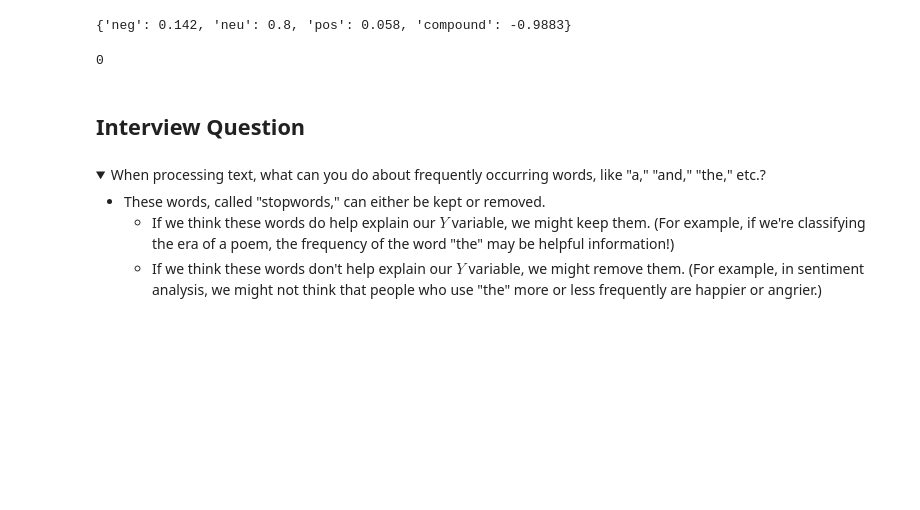
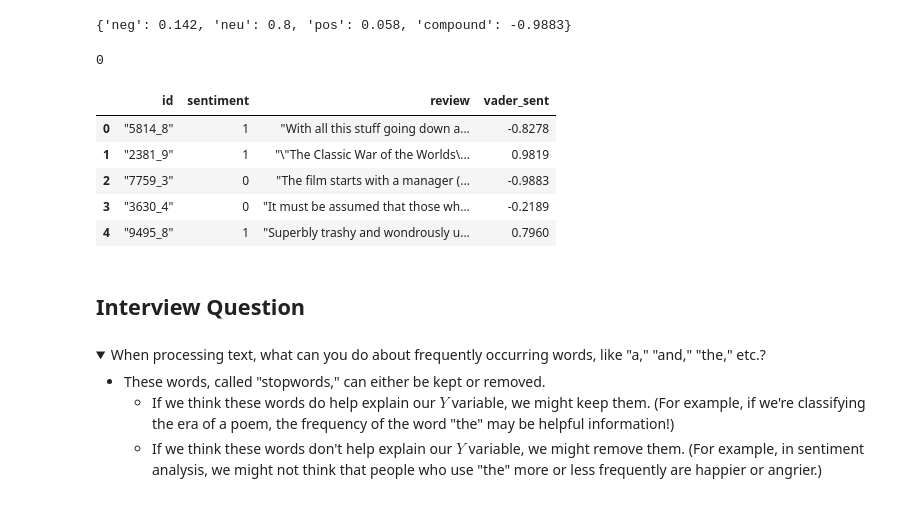
Before and after one commit to ga-curriculum/lesson-nlp-i, a Jupyter notebook: solution-code/solution-code.ipynb, the cells around one changed output. Saved outputs shown, nothing was run; the diff lists cells and outputs as text; code cells hidden in the pictures; folded sections open; blank space fills up the shorter version.

```diff
--- a/solution-code/solution-code.ipynb
+++ b/solution-code/solution-code.ipynb
@@ -553,6 +354,6 @@ There are a couple of ways to proceed with sentiment analysis:
 We will use the VADER (Valence Aware Dictionary and sEntiment Reasoner) lexicon to analyze the sentiments of our reviews!
 # %%
 # Instantiate Sentiment Intensity Analyzer
-sent = SentimentIntensityAnalyzer()
+sa = SentimentIntensityAnalyzer()
 # %%
 # Calculate sentiment of yelp_1.
@@ -615,6 +416,19 @@ sent.polarity_scores(reviews['review'][2])
 reviews['sentiment'][2]
 # %% [output]
 0
+# %%
+reviews_short = reviews.copy().head(50)
+# %%
+reviews_short['vader_sent'] = reviews_short.review.apply(lambda r: sa.polarity_scores(r)['compound'])
+# %%
+reviews_short.head()
+# %% [output]
+|  | id | sentiment | review | vader_sent |
+| 0 | "5814_8" | 1 | "With all this stuff going down a... | -0.8278 |
+| 1 | "2381_9" | 1 | "\"The Classic War of the Worlds\... | 0.9819 |
+| 2 | "7759_3" | 0 | "The film starts with a manager (... | -0.9883 |
+| 3 | "3630_4" | 0 | "It must be assumed that those wh... | -0.2189 |
+| 4 | "9495_8" | 1 | "Superbly trashy and wondrously u... | 0.7960 |
 # %% [markdown]
 ## Interview Question
 # %% [markdown]
```
Also changed, not shown: parts of 81 cells of this notebook, 3 other files.
